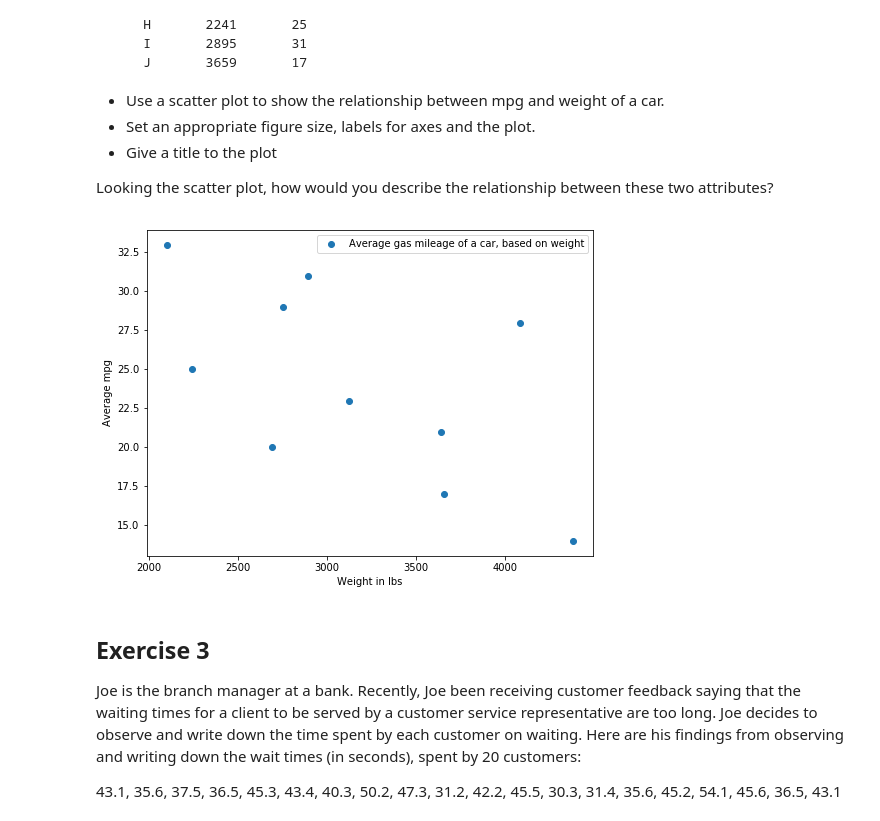
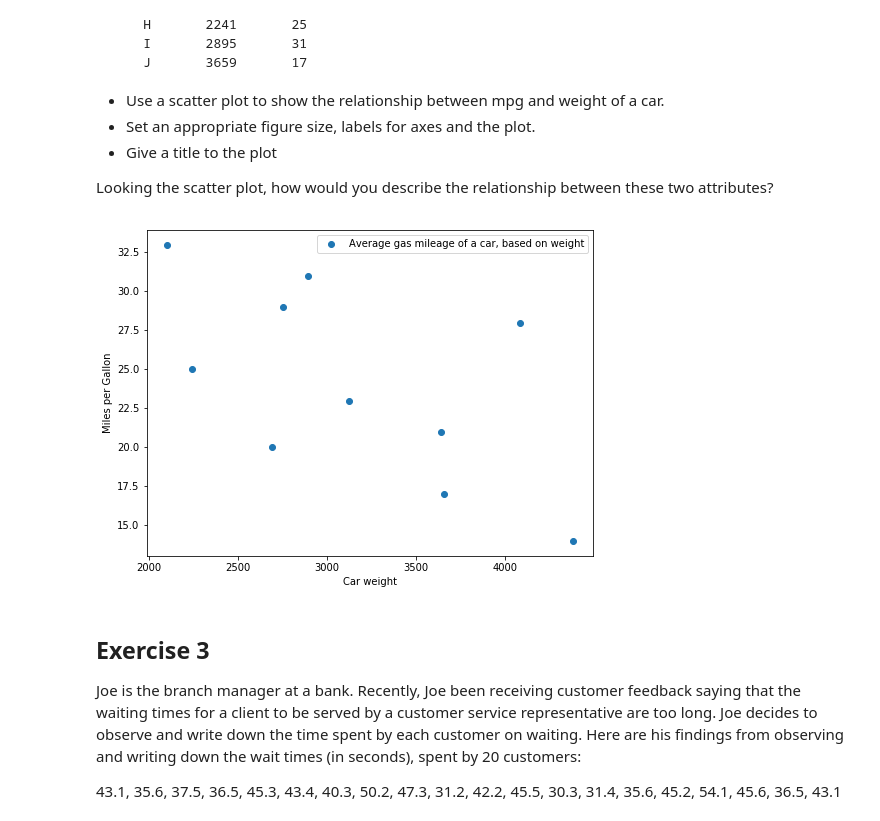
Before and after one commit to kathrinv/dsc-data-viz-lab-nyc-ds-082619, a Jupyter notebook: index.ipynb, the cells around one changed output. Cells and saved outputs as stored; diff of their text form; code cells hidden in the pictures.

```diff
--- a/index.ipynb
+++ b/index.ipynb
@@ -72,19 +72,19 @@ Looking the scatter plot, how would you describe the relationship between these
 # %%
 weight = [2750, 3125, 2100, 4082, 2690, 3640, 4380, 2241, 2895, 3659]
 mpg = [29, 23, 33, 28, 20, 21, 14, 25, 31, 17]
 
 # Set the figure size in inches
 plt.figure(figsize=(8,6))
 # Plot with scatter()
 plt.scatter(weight, mpg, label = 'Average gas mileage of a car, based on weight')
 
 # Set x and y axes labels and a title
-plt.xlabel('Weight in lbs')
-plt.ylabel('Average mpg')
+plt.xlabel('Car weight')
+plt.ylabel('Miles per Gallon')
 plt.legend()
 plt.show()
 # %% [output]
-[figure, old version]
+[figure, new version]
 # %% [markdown]
 ## Exercise 3
 
```
